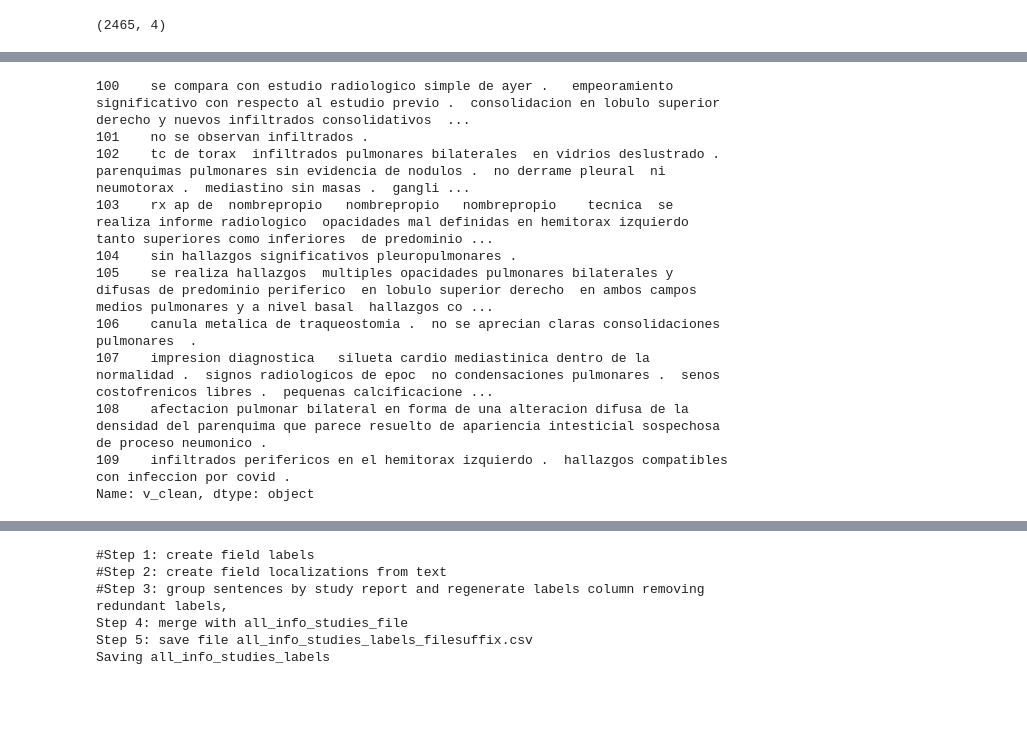
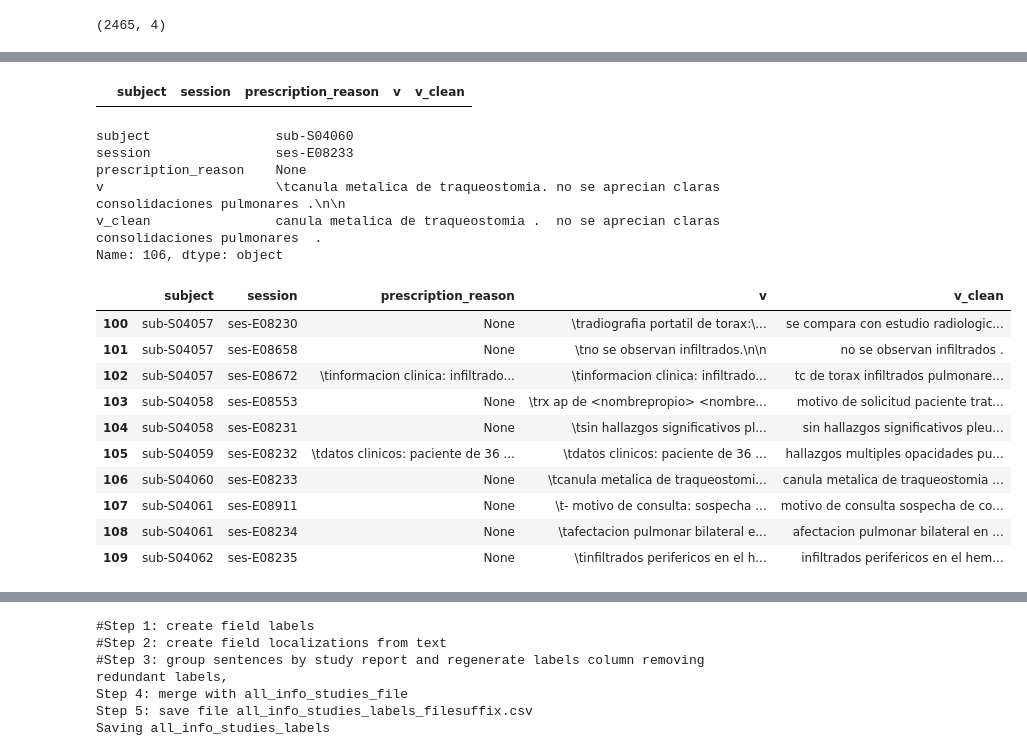
Before and after one commit to auriml/Rx-thorax-automatic-captioning, a Jupyter notebook: Covid-reports-processor.ipynb, the cells around one changed output, grey strips where cells are left out. Saved outputs shown, nothing was run; the diff lists cells and outputs as text; code cells hidden in the pictures; blank space fills up the shorter version.

```diff
--- a/Covid-reports-processor.ipynb
+++ b/Covid-reports-processor.ipynb
@@ -173,3 +252,7 @@ df.head()
+# %%
+df.loc[df.session == 'E12882']
+# %% [output]
+|  | subject | session | prescription_reason | v | v_clean |
 # %%
 # Remove punctuation characters except '.' as this define sentences
 df['v_clean'] = df.apply(lambda row: re.sub(r"[^a-zA-Z0-9\.]", " ", row['v_clean']), axis=1 )
@@ -177,22 +260,31 @@ df['v_clean'] = df.apply(lambda row: re.sub(r"(?<=\d)\s*\.\s*(?=\d)", " ", row['
 df['v_clean'] = df.apply(lambda row: re.sub(r"(?<=[\.\s]\w)\.(?=\w[\.\s])", "", row['v_clean']), axis=1 ) # replace with an space all '.' that are not sentence delimiters (e.g. acronyms)
 df['v_clean'] = df.apply(lambda row: row['v_clean'].replace('.', ' . '), axis=1)
 df['v_clean'] = df.v_clean.str.strip()
+# %%
+df.iloc[106]
+# %% [output]
+subject                sub-S04060
+session                ses-E08233
+prescription_reason    None
+v                      \tcanula metalica de traqueostomia. no se aprecian claras consolidaciones pulmonares .\n\n
+v_clean                canula metalica de traqueostomia .  no se aprecian claras consolidaciones pulmonares  .
+Name: 106, dtype: object
 # %%
 
 df.loc[df.session == 'ses-E08123']
-df.v_clean[100:110]
+df.iloc[100:110]
 # %% [output]
-100    se compara con estudio radiologico simple de ayer .   empeoramiento significativo con respecto al estudio previo .  consolidacion en lobulo superior derecho y nuevos infiltrados consolidativos  ...
-101    no se observan infiltrados .
-102    tc de torax  infiltrados pulmonares bilaterales  en vidrios deslustrado .  parenquimas pulmonares sin evidencia de nodulos .  no derrame pleural  ni neumotorax .  mediastino sin masas .  gangli ...
-103    rx ap de  nombrepropio   nombrepropio   nombrepropio    tecnica  se realiza informe radiologico  opacidades mal definidas en hemitorax izquierdo  tanto superiores como inferiores  de predominio ...
-104    sin hallazgos significativos pleuropulmonares .
-105    se realiza hallazgos  multiples opacidades pulmonares bilaterales y difusas de predominio periferico  en lobulo superior derecho  en ambos campos medios pulmonares y a nivel basal  hallazgos co ...
-106    canula metalica de traqueostomia .  no se aprecian claras consolidaciones pulmonares  .
-107    impresion diagnostica   silueta cardio mediastinica dentro de la normalidad .  signos radiologicos de epoc  no condensaciones pulmonares .  senos costofrenicos libres .  pequenas calcificacione ...
-108    afectacion pulmonar bilateral en forma de una alteracion difusa de la densidad del parenquima que parece resuelto de apariencia intesticial sospechosa de proceso neumonico .
-109    infiltrados perifericos en el hemitorax izquierdo .  hallazgos compatibles con infeccion por covid .
-Name: v_clean, dtype: object
+|  | subject | session | prescription_reason | v | v_clean |
+| 100 | sub-S04057 | ses-E08230 | None | \tradiografia portatil de torax:\... | se compara con estudio radiologic... |
+| 101 | sub-S04057 | ses-E08658 | None | \tno se observan infiltrados.\n\n | no se observan infiltrados . |
+| 102 | sub-S04057 | ses-E08672 | \tinformacion clinica: infiltrado... | \tinformacion clinica: infiltrado... | tc de torax infiltrados pulmonare... |
+| 103 | sub-S04058 | ses-E08553 | None | \trx ap de <nombrepropio> <nombre... | motivo de solicitud paciente trat... |
+| 104 | sub-S04058 | ses-E08231 | None | \tsin hallazgos significativos pl... | sin hallazgos significativos pleu... |
+| 105 | sub-S04059 | ses-E08232 | \tdatos clinicos: paciente de 36 ... | \tdatos clinicos: paciente de 36 ... | hallazgos multiples opacidades pu... |
+| 106 | sub-S04060 | ses-E08233 | None | \tcanula metalica de traqueostomi... | canula metalica de traqueostomia ... |
+| 107 | sub-S04061 | ses-E08911 | None | \t- motivo de consulta: sospecha ... | motivo de consulta sospecha de co... |
+| 108 | sub-S04061 | ses-E08234 | None | \tafectacion pulmonar bilateral e... | afectacion pulmonar bilateral en ... |
+| 109 | sub-S04062 | ses-E08235 | None | \tinfiltrados perifericos en el h... | infiltrados perifericos en el hem... |
 # %%
 # Stemmize and remove stopwords
 from nltk.corpus import stopwords
```
Also changed, not shown: parts of 22 cells of this notebook, 1 other file.
